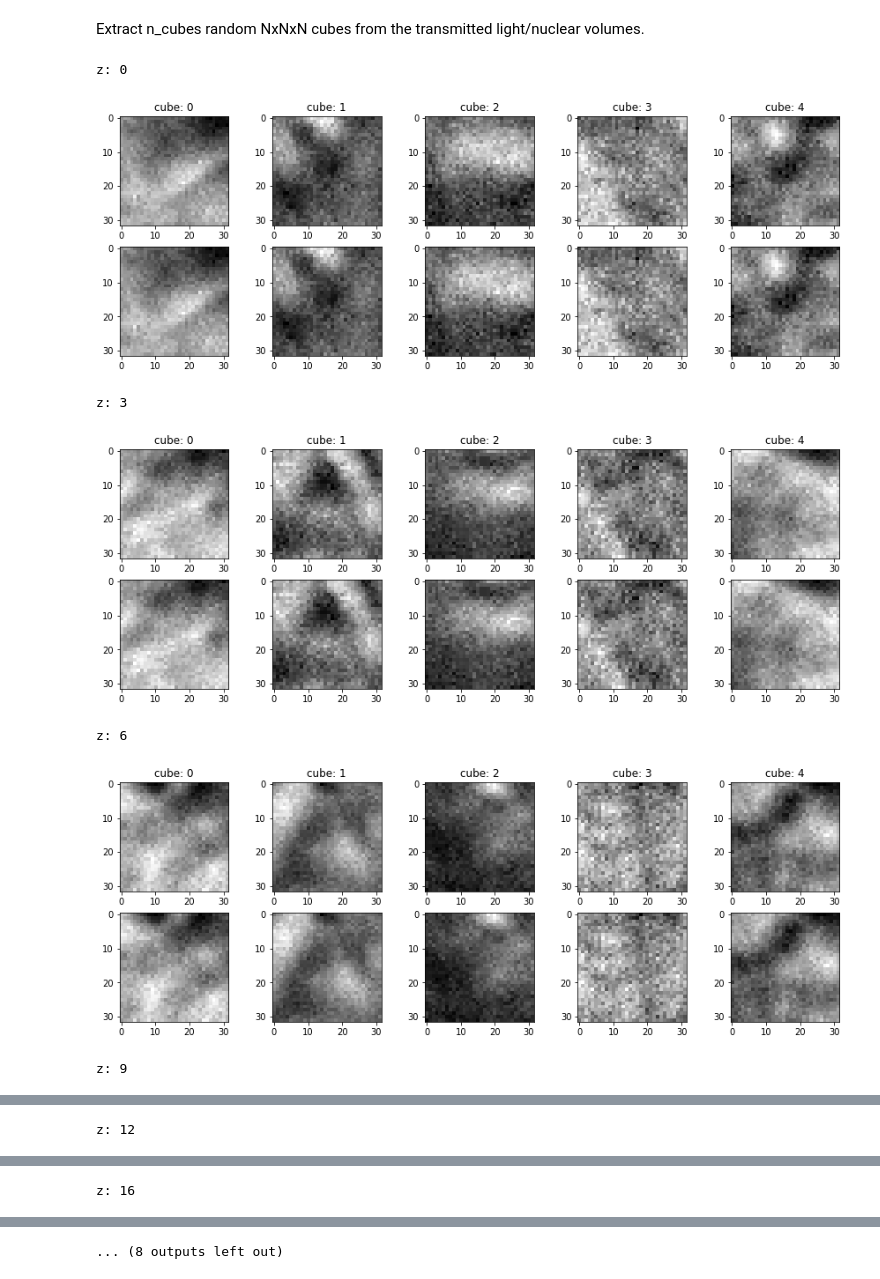
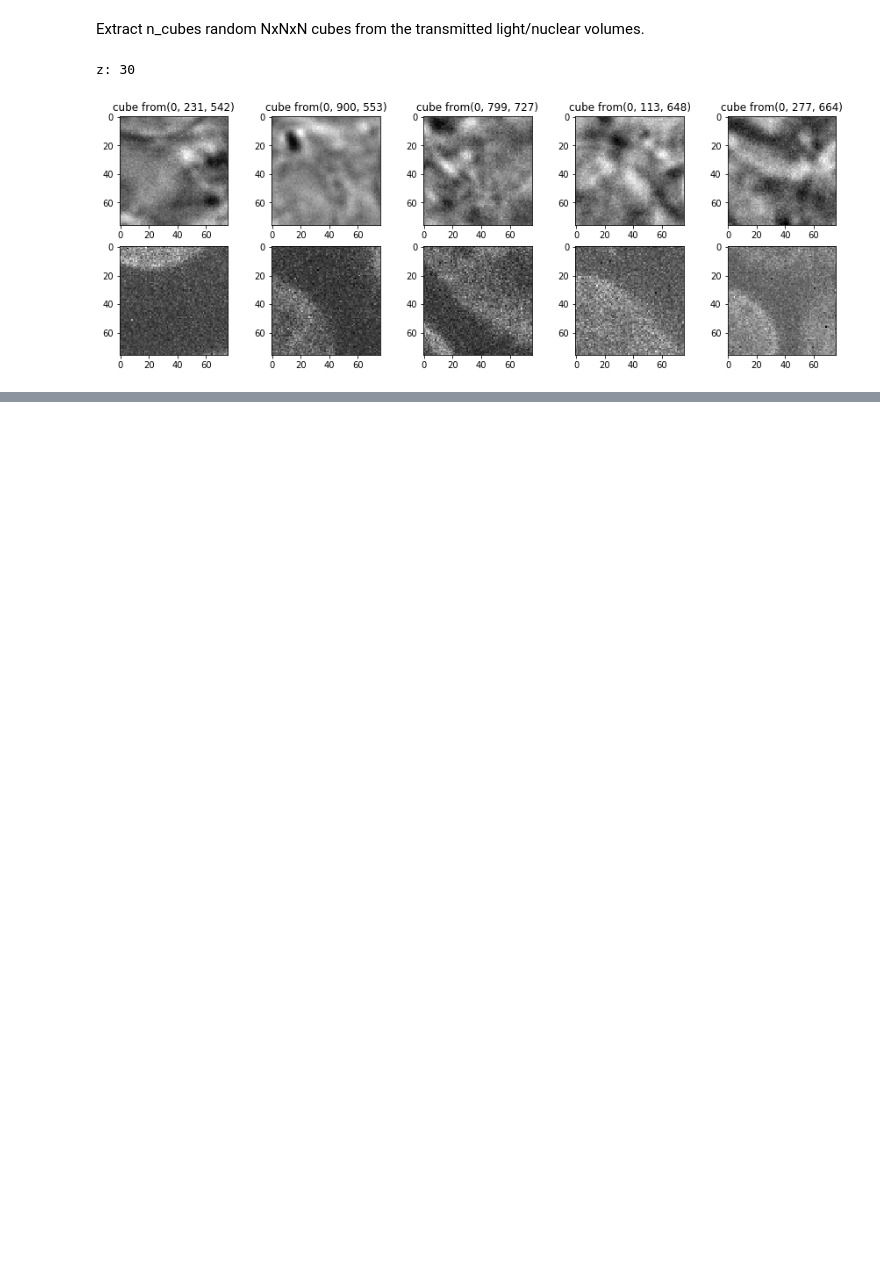
Before and after one commit to AllenCellModeling/pytorch_fnet, a Jupyter notebook: nucleus_predictor.ipynb, the cells around one changed output, grey strips where cells are left out. Cells and saved outputs as stored; diff of their text form; code cells hidden in the pictures; blank space fills up the shorter version.

Commit message:
Create separate random coordinate generator for selecting sub-arrays from larger arrays

```diff
--- a/nuclear_envelope_generator.ipynb
+++ b/nucleus_predictor.ipynb
@@ -19,7 +20,8 @@ Sweep the z axis, displaying transmitted light and nuclear channels.
 
 vol_light = czi_loader.get_volume(3)
 vol_nuc = czi_loader.get_volume(2)
-for z in range(0, vol_light.shape[0], 15):
+for z in np.linspace(0, vol_light.shape[0], num=5, endpoint=False, dtype=np.int):
+#for z in [30]:
     img_light = vol_light[z, :, :]
     img_nuc = vol_nuc[z, :, :]
 
@@ -40,0 +44,15 @@ for z in range(0, vol_light.shape[0], 15):
+# %%
+import aicsimage.processing as proc
+vol_light_n = vol_light - vol_light.min()
+vol_light_n = vol_light_n/vol_light_n.max()
+# vol_nuc_n = vol_nuc - vol_nuc.min()
+vol_nuc_n = vol_nuc - np.median(vol_nuc)
+vol_nuc_n = vol_nuc_n/vol_nuc_n.max()
+# print(vol_nuc.min(), vol_nuc.max(), np.median(vol_nuc))
+
+colors = [[.3, .3, .3], [0,0,1]]
+proj = proc.imgtoprojection([vol_light_n, vol_nuc_n], proj_method="slice", colors=colors, local_adjust=True)
+proj_t = proj.transpose((1, 2, 0))
+fig = plt.figure(figsize=(10,10))
+plt.imshow(proj_t)
+plt.show()
@@ -41,30 +61,27 @@ for z in range(0, vol_light.shape[0], 15):
 # %% [markdown]
 Extract n_cubes random NxNxN cubes from the transmitted light/nuclear volumes.
 # %%
-N = 32
+N = 76
 n_cubes = 5
-cube_dims = (N, N, N)
-cubes = [gen_util.extract_chunk(vol_light, cube_dims, None) for i in range(n_cubes)]
-# TODO: generate random point outside of extract_chunk, use for two channels
-cubes_nuc = cubes  # temp
-# cubes_nuc = [gen_util.extract_chunk(vol_nuc, cube_dims, None) for i in range(n_cubes)]
-for z in np.linspace(0, N, num=10, endpoint=False, dtype=int):
+dims_cube = (N, N, N)
+dims_vol = vol_light.shape
+
+random_coords = [gen_util.pick_random_chunk_coord(dims_vol, dims_cube) for i in range(n_cubes)]
+cubes_light = [gen_util.extract_chunk(vol_light, dims_cube, random_coords[i]) for i in range(n_cubes)]
+cubes_nuc = [gen_util.extract_chunk(vol_nuc, dims_cube, random_coords[i]) for i in range(n_cubes)]
+# for z in np.linspace(0, N, num=10, endpoint=False, dtype=np.int):
+for z in [30]:
     fig = plt.figure(figsize=(15, 5))
     print('z:', z)
     for i in range(n_cubes):
-        cube_slice = cubes[i][z, :, :]
-        cube_nuc_slice = cubes_nuc[i][z, :, :]
+        slice_cube_light = cubes_light[i][z, :, :]
+        slice_cube_nuc = cubes_nuc[i][z, :, :]
         ax = fig.add_subplot(2, n_cubes, i+1)
-        ax.set_title('cube: ' + str(i))
-        ax.imshow(cube_slice, cmap='gray')
+        ax.set_title('cube from' + str(random_coords[i]))
+        ax.imshow(slice_cube_light, cmap='gray')
         ax_n = fig.add_subplot(2, n_cubes, n_cubes + i+1)
-        ax_n.imshow(cube_nuc_slice, cmap='gray')
+        ax_n.imshow(slice_cube_nuc, cmap='gray')
     plt.show()
 # %% [output]
-z: 0
+z: 30
-[figure, old version]
+[figure, new version]
-z: 3
-[figure, removed]
-z: 6
-[figure, removed]
-z: 9
@@ -72 +87,0 @@ z: 9
-z: 12
@@ -74 +87,0 @@ z: 12
-z: 16
@@ -76 +87,0 @@ z: 16
-... (8 outputs left out)
```
Also changed, not shown: parts of 5 cells of this notebook, 1 other file.
